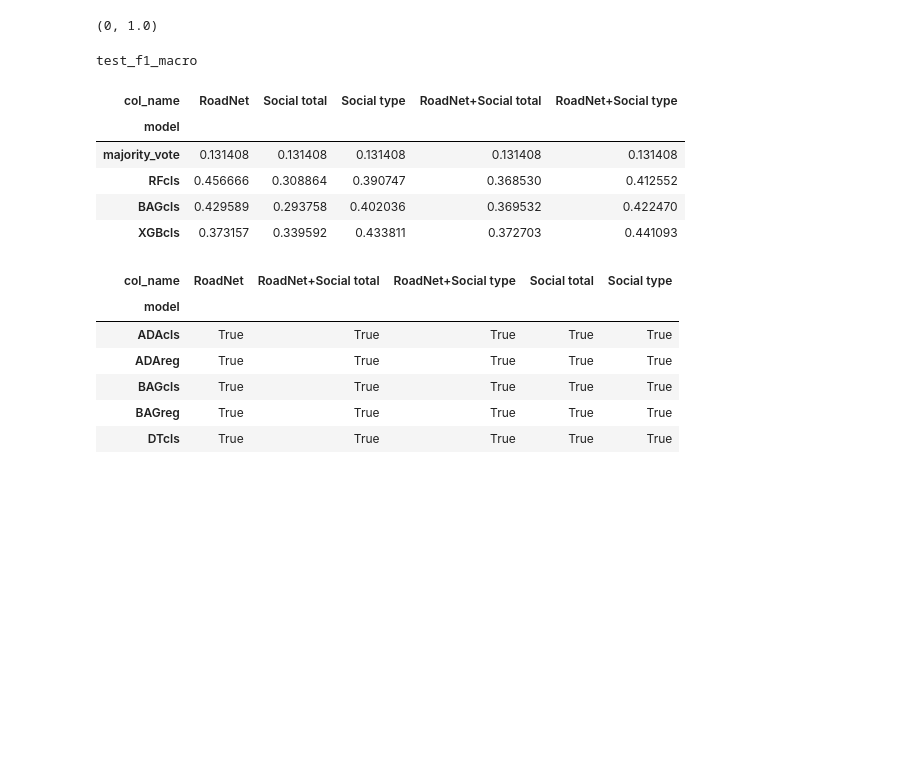
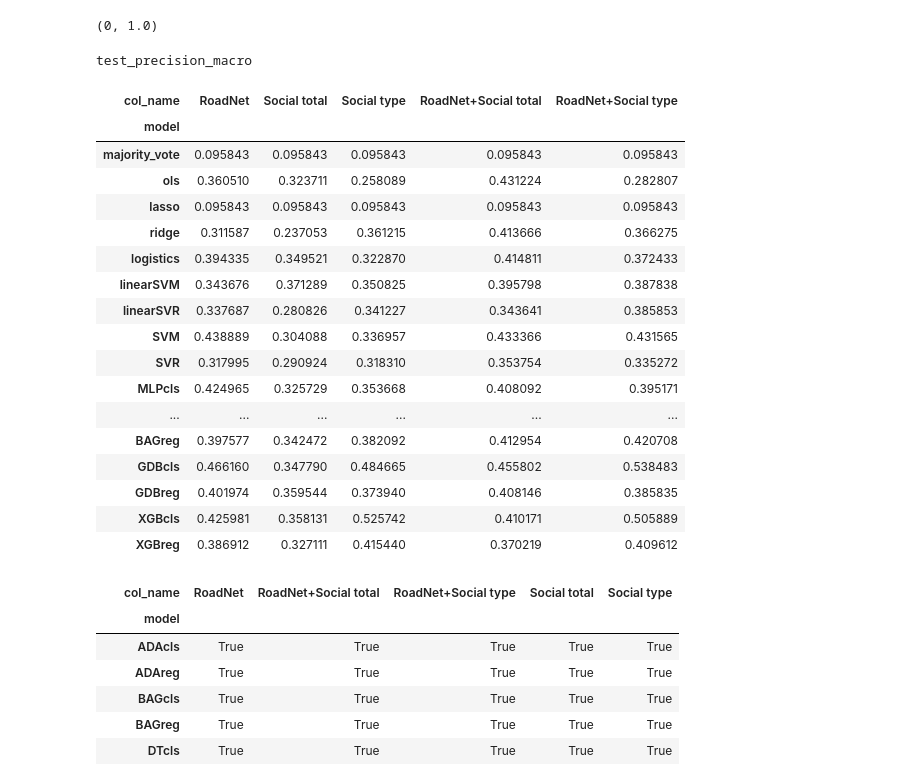
Before and after one commit to JHWu92/cysf_pred, a Jupyter notebook: report EXP1-1001-add-pre-rec.ipynb, the cells around one changed output. Saved outputs shown, nothing was run; the diff lists cells and outputs as text; code cells hidden in the pictures; blank space fills up the shorter version.

```diff
--- a/report EXP1-1001-add-pre-rec.ipynb
+++ b/report EXP1-1001-add-pre-rec.ipynb
@@ -150,22 +150,34 @@ recall_choices = ['test_recall_weighted', 'test_recall_macro', 'test_recall_micr
 # %%
 i=1
 choice = f1_choices[i]
-# choice = precision_choices[i]
+choice = precision_choices[i]
 # choice = recall_choices[i]
 print(choice)
 table = means.reset_index().pivot(index='model', columns='col_name', values=choice)
 
-dtb = deliverable_table(table, True)
+dtb = deliverable_table(table, False)
 # dtb.to_csv('deliverables/experiment_1001/EXP1 %s.csv' % f1_type)
 dtb
 # %% [output]
-test_f1_macro
+test_precision_macro
 | col_name | RoadNet | Social total | Social type | RoadNet+Social total | RoadNet+Social type |
 | model |  |  |  |  |  |
-| majority_vote | 0.131408 | 0.131408 | 0.131408 | 0.131408 | 0.131408 |
-| RFcls | 0.456666 | 0.308864 | 0.390747 | 0.368530 | 0.412552 |
-| BAGcls | 0.429589 | 0.293758 | 0.402036 | 0.369532 | 0.422470 |
-| XGBcls | 0.373157 | 0.339592 | 0.433811 | 0.372703 | 0.441093 |
+| majority_vote | 0.095843 | 0.095843 | 0.095843 | 0.095843 | 0.095843 |
+| ols | 0.360510 | 0.323711 | 0.258089 | 0.431224 | 0.282807 |
+| lasso | 0.095843 | 0.095843 | 0.095843 | 0.095843 | 0.095843 |
+| ridge | 0.311587 | 0.237053 | 0.361215 | 0.413666 | 0.366275 |
+| logistics | 0.394335 | 0.349521 | 0.322870 | 0.414811 | 0.372433 |
+| linearSVM | 0.343676 | 0.371289 | 0.350825 | 0.395798 | 0.387838 |
+| linearSVR | 0.337687 | 0.280826 | 0.341227 | 0.343641 | 0.385853 |
+| SVM | 0.438889 | 0.304088 | 0.336957 | 0.433366 | 0.431565 |
+| SVR | 0.317995 | 0.290924 | 0.318310 | 0.353754 | 0.335272 |
+| MLPcls | 0.424965 | 0.325729 | 0.353668 | 0.408092 | 0.395171 |
+| ... | ... | ... | ... | ... | ... |
+| BAGreg | 0.397577 | 0.342472 | 0.382092 | 0.412954 | 0.420708 |
+| GDBcls | 0.466160 | 0.347790 | 0.484665 | 0.455802 | 0.538483 |
+| GDBreg | 0.401974 | 0.359544 | 0.373940 | 0.408146 | 0.385835 |
+| XGBcls | 0.425981 | 0.358131 | 0.525742 | 0.410171 | 0.505889 |
+| XGBreg | 0.386912 | 0.327111 | 0.415440 | 0.370219 | 0.409612 |
 # %%
 table_r==table
 # %% [output]
```
